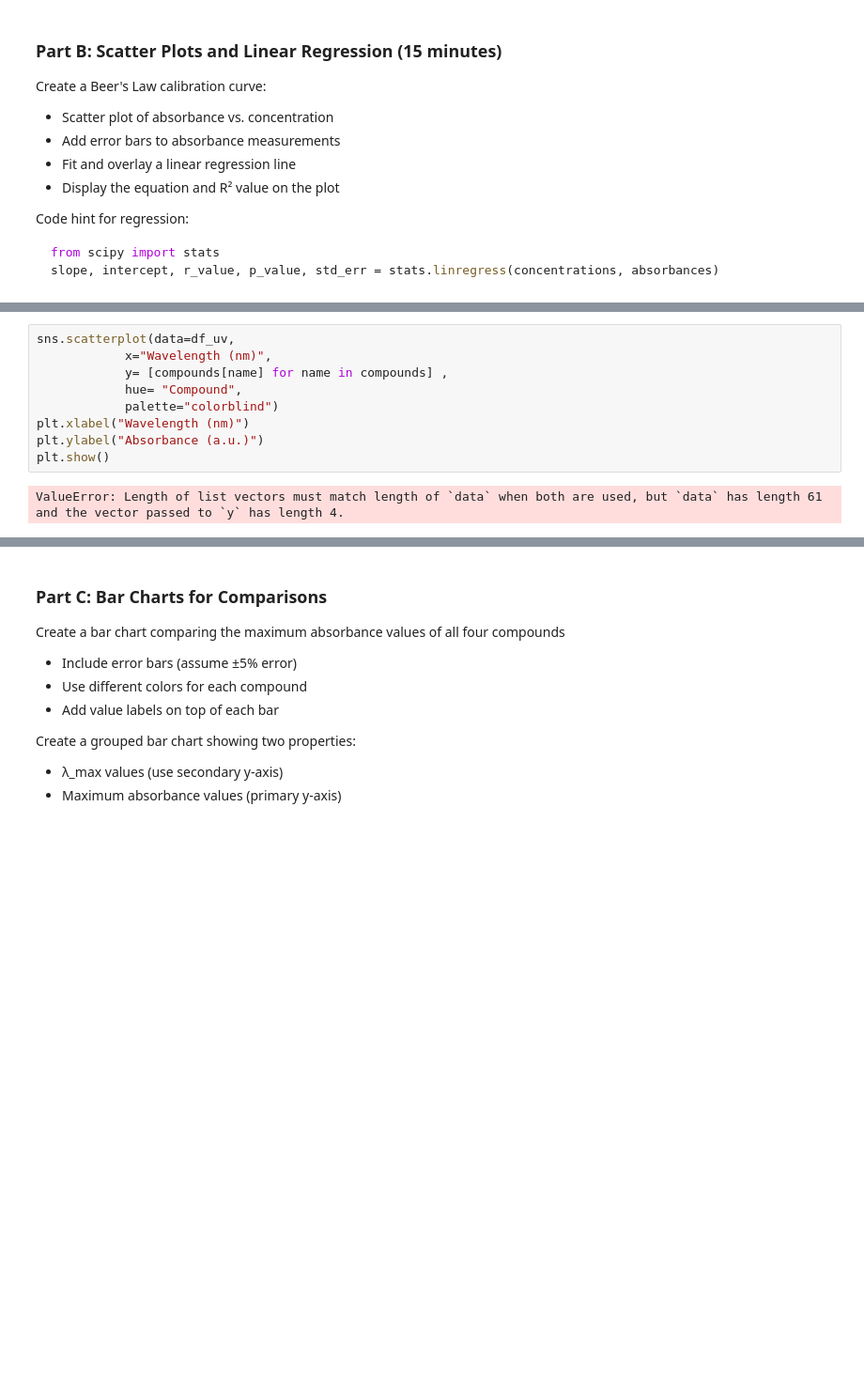
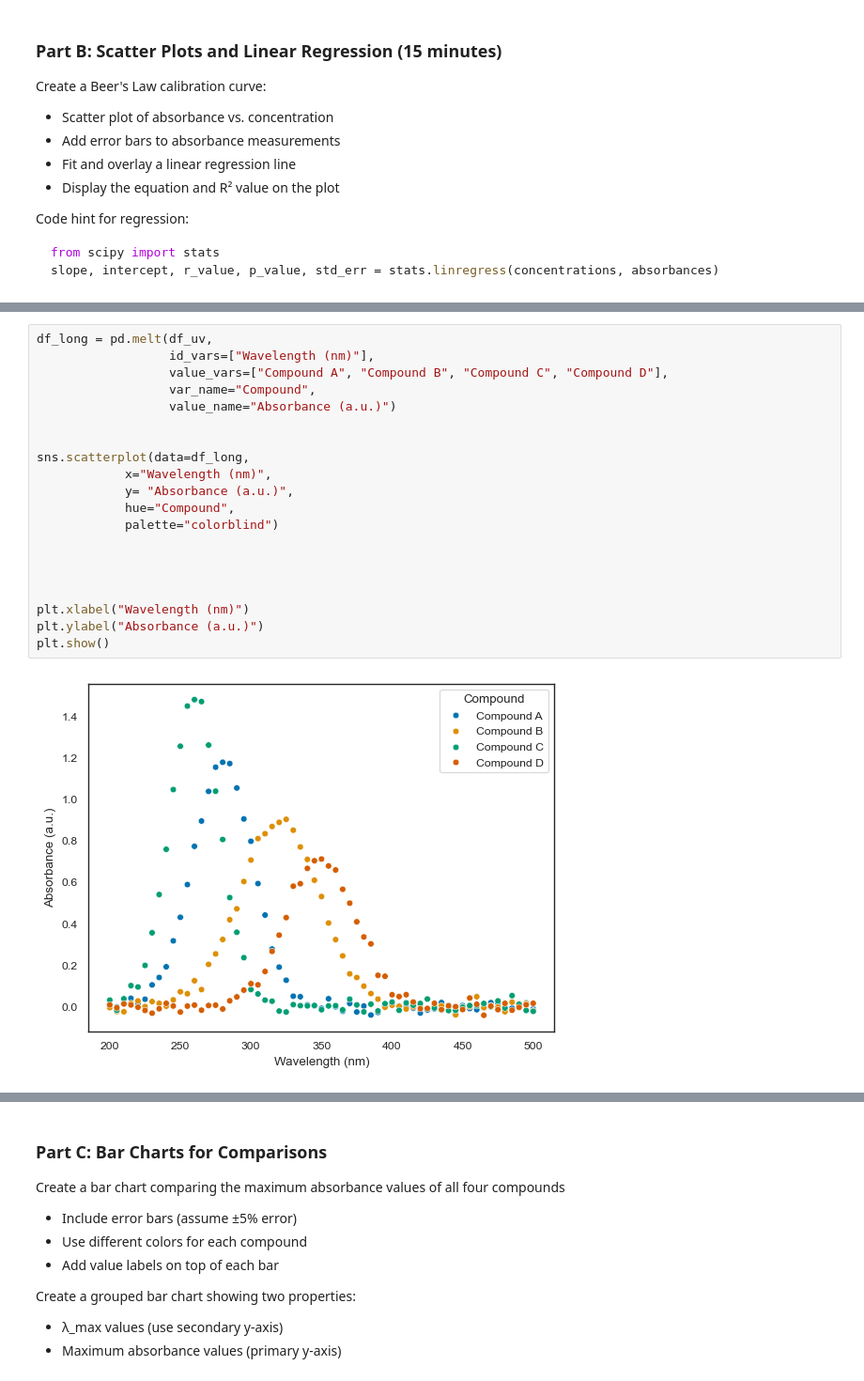
Before and after one commit to Hassan-Haydar/DSA103, a Jupyter notebook: LifeScienceData/lecture18/exercise linked to the lecture in another path/exercise_18.ipynb, the cells around one changed output, grey strips where cells are left out. Shown at 94% size. Cells and saved outputs as stored; diff of their text form; blank space fills up the shorter version.

```diff
--- a/LifeScienceData/lecture18/exercise linked to the lecture in another path/exercise_18.ipynb
+++ b/LifeScienceData/lecture18/exercise linked to the lecture in another path/exercise_18.ipynb
@@ -396,11 +432,22 @@ slope, intercept, r_value, p_value, std_err = stats.linregress(concentrations, a
 # %%
-sns.scatterplot(data=df_uv,
+df_long = pd.melt(df_uv,
+                  id_vars=["Wavelength (nm)"],
+                  value_vars=["Compound A", "Compound B", "Compound C", "Compound D"],
+                  var_name="Compound",
+                  value_name="Absorbance (a.u.)")
+
+
+sns.scatterplot(data=df_long,
             x="Wavelength (nm)",
-            y= [compounds[name] for name in compounds] ,
-            hue= "Compound",
+            y= "Absorbance (a.u.)",
+            hue="Compound",
             palette="colorblind")
+
+
+
+
 plt.xlabel("Wavelength (nm)")
 plt.ylabel("Absorbance (a.u.)")
 plt.show()
 # %% [output]
-ValueError: Length of list vectors must match length of `data` when both are used, but `data` has length 61 and the vector passed to `y` has length 4.
+[figure, added]
```
Also changed, not shown: parts of 7 cells of this notebook.
